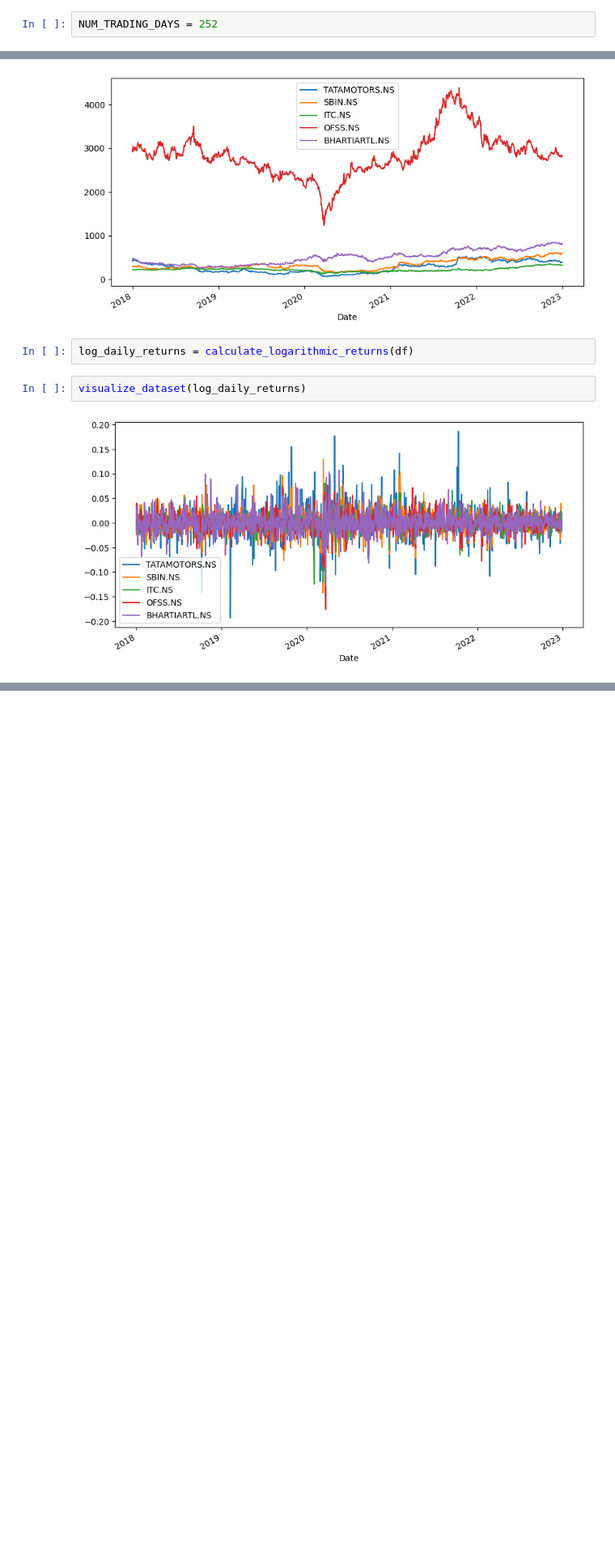
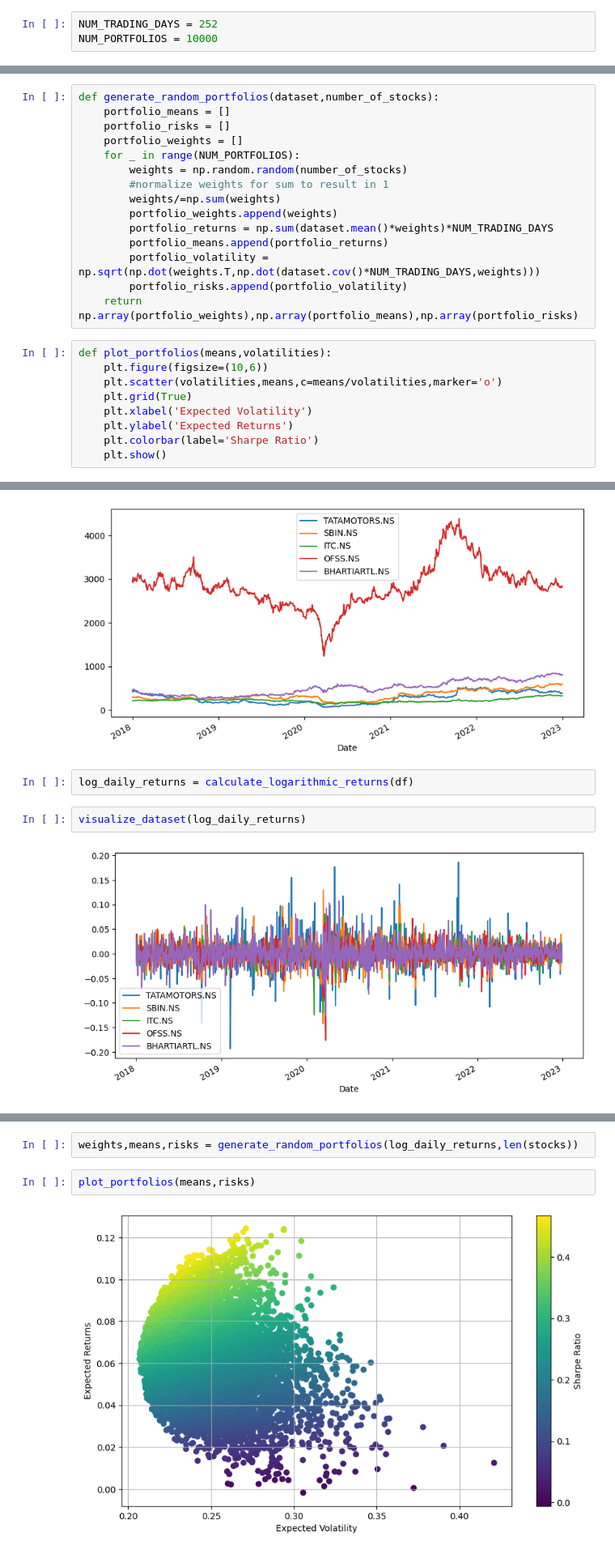
Before and after one commit to glen-s-abraham/quants-and-algorithmic-trading, a Jupyter notebook: quants/Markovitz-model.ipynb, the cells around one changed output, grey strips where cells are left out. Shown at 81% size. Saved outputs shown, nothing was run; the diff lists cells and outputs as text; blank space fills up the shorter version.

```diff
--- a/quants/Markovitz-model.ipynb
+++ b/quants/Markovitz-model.ipynb
@@ -6,6 +6,7 @@ import matplotlib.pyplot as plt
 import scipy.optimize as optimization
 # %%
 NUM_TRADING_DAYS = 252
+NUM_PORTFOLIOS = 10000
 # %%
 def download_data(ticker,start_date,end_date):
     ticker = yf.Ticker(ticker)
@@ -35,3 +69,27 @@ def print_mean_variance_for_data(dataset,weights):
+# %%
+def generate_random_portfolios(dataset,number_of_stocks):
+    portfolio_means = []
+    portfolio_risks = []
+    portfolio_weights = []
+    for _ in range(NUM_PORTFOLIOS):
+        weights = np.random.random(number_of_stocks)
+        #normalize weights for sum to result in 1
+        weights/=np.sum(weights)
+        portfolio_weights.append(weights)
+        portfolio_returns = np.sum(dataset.mean()*weights)*NUM_TRADING_DAYS
+        portfolio_means.append(portfolio_returns)
+        portfolio_volatility = np.sqrt(np.dot(weights.T,np.dot(dataset.cov()*NUM_TRADING_DAYS,weights)))
+        portfolio_risks.append(portfolio_volatility)
+    return np.array(portfolio_weights),np.array(portfolio_means),np.array(portfolio_risks)
+# %%
+def plot_portfolios(means,volatilities):
+    plt.figure(figsize=(10,6))
+    plt.scatter(volatilities,means,c=means/volatilities,marker='o')
+    plt.grid(True)
+    plt.xlabel('Expected Volatility')
+    plt.ylabel('Expected Returns')
+    plt.colorbar(label='Sharpe Ratio')
+    plt.show()
 # %%
 start_date = '2018-01-01'
 end_date = '2023-01-01'
@@ -73,0 +132,6 @@ Portfolio Volatility: 0.25519776762479823
+# %%
+weights,means,risks = generate_random_portfolios(log_daily_returns,len(stocks))
+# %%
+plot_portfolios(means,risks)
+# %% [output]
+[figure, added]
```
Also changed, not shown: parts of 10 cells of this notebook, 3 other files.
